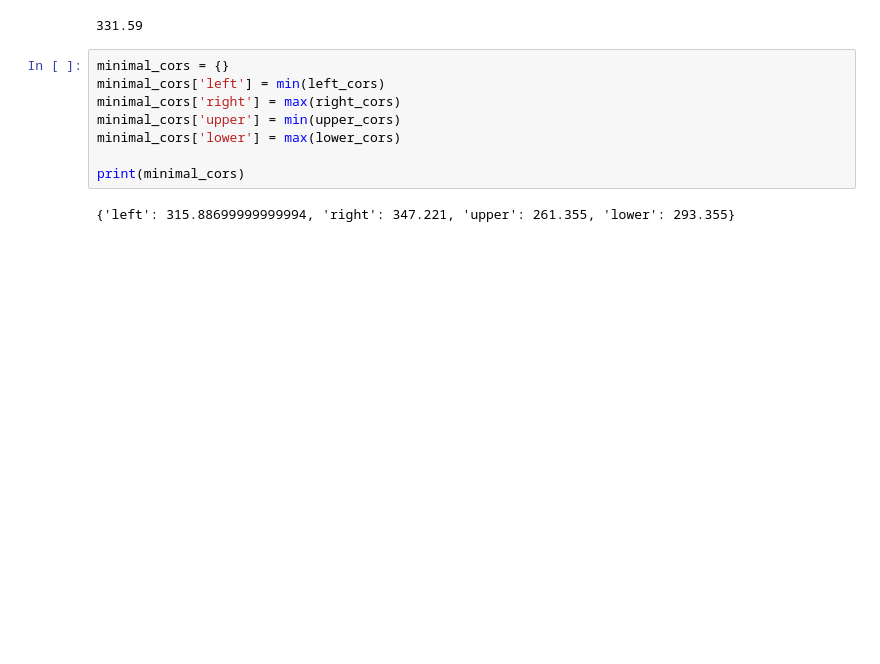
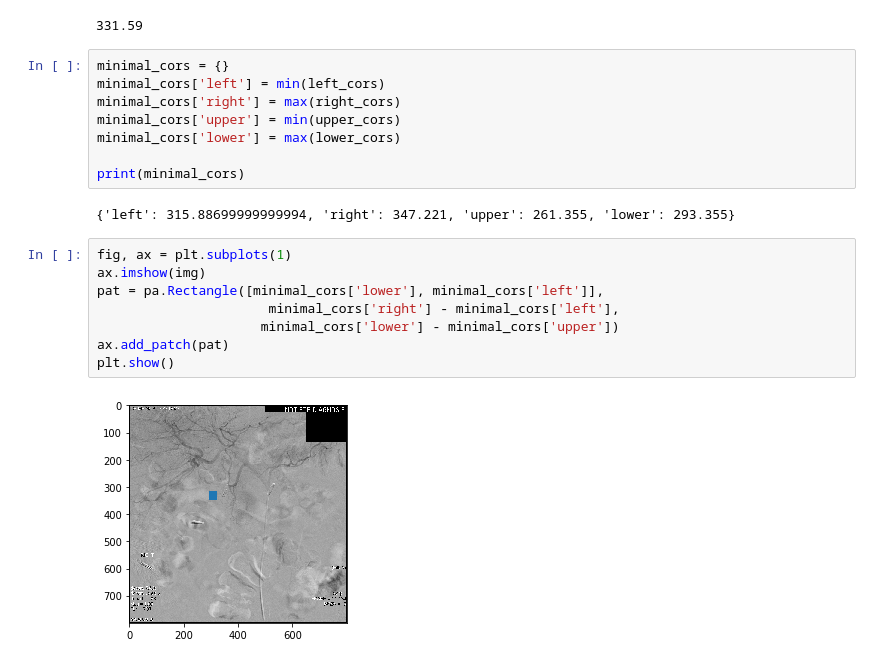
Before and after one commit to deepandas11/cmg_bleeds, a Jupyter notebook: crop.ipynb, the cells around one changed output. Cells and saved outputs as stored; diff of their text form; blank space fills up the shorter version.

Commit message:
show result

```diff
--- a/crop.ipynb
+++ b/crop.ipynb
@@ -52,3 +53,13 @@ minimal_cors['lower'] = max(lower_cors)
 print(minimal_cors)
 # %% [output]
 {'left': 315.88699999999994, 'right': 347.221, 'upper': 261.355, 'lower': 293.355}
+# %%
+fig, ax = plt.subplots(1)
+ax.imshow(img)
+pat = pa.Rectangle([minimal_cors['lower'], minimal_cors['left']],
+                      minimal_cors['right'] - minimal_cors['left'],
+                     minimal_cors['lower'] - minimal_cors['upper'])
+ax.add_patch(pat)
+plt.show()
+# %% [output]
+[figure, added]
```
Also changed, not shown: parts of 1 cell of this notebook.
